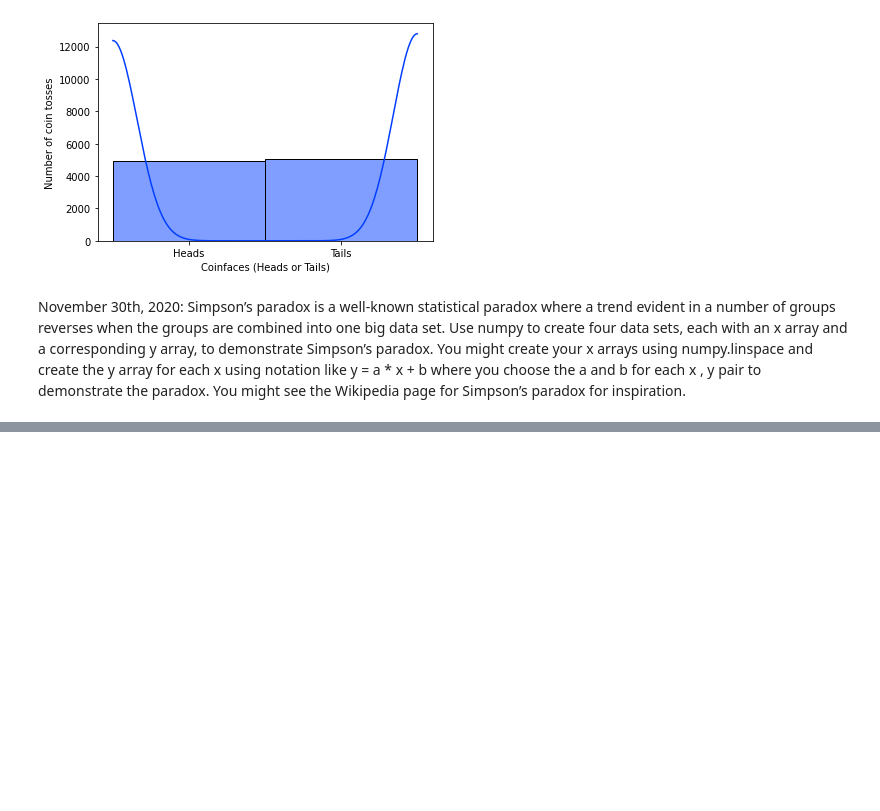
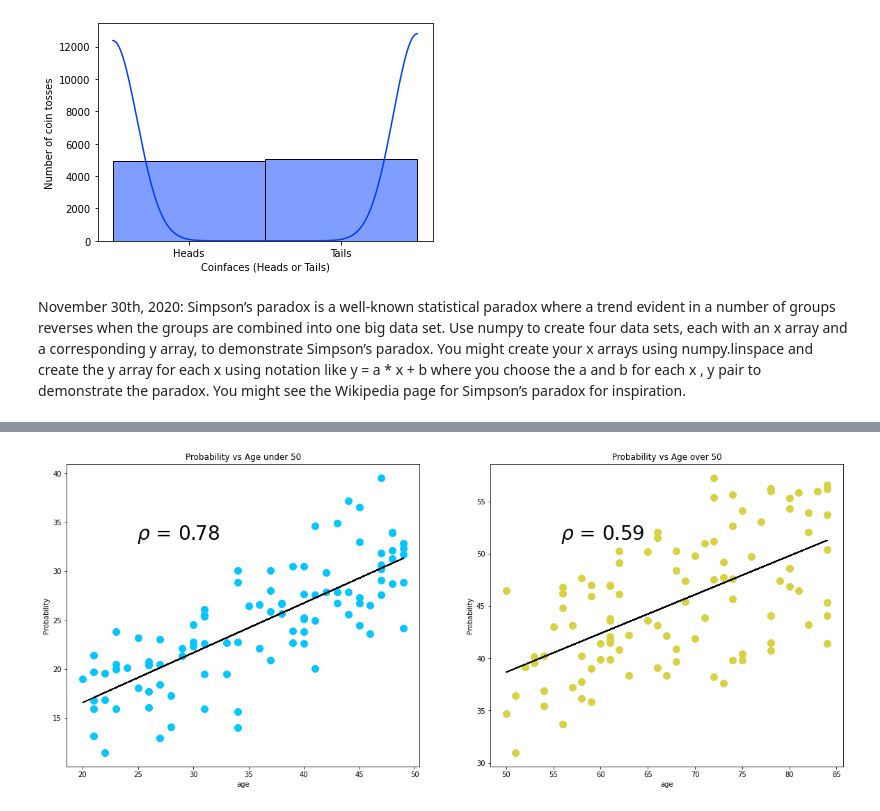
Before and after one commit to Keitho08/Fundamentals_2020, a Jupyter notebook: KeithBrazill_FundamentalsTasks_2020.ipynb, the cells around one changed output, grey strips where cells are left out. Cells and saved outputs as stored; diff of their text form; code cells hidden in the pictures; blank space fills up the shorter version.

```diff
--- a/KeithBrazill_FundamentalsTasks_2020.ipynb
+++ b/KeithBrazill_FundamentalsTasks_2020.ipynb
@@ -178,0 +257,8 @@ November 30th, 2020: Simpson’s paradox is a well-known statistical paradox whe
+# %%
+plt.figure(figsize = (20, 8))
+ax = plt.subplot(1, 2, 1)
+plot_relationship(under_50, 'age', '#04c5ff', ax)
+ax = plt.subplot(1, 2, 2)
+plot_relationship(over_50, 'age', '#d9d142', ax)
+# %% [output]
+[figure, added]
```
Also changed, not shown: parts of 4 cells of this notebook.
